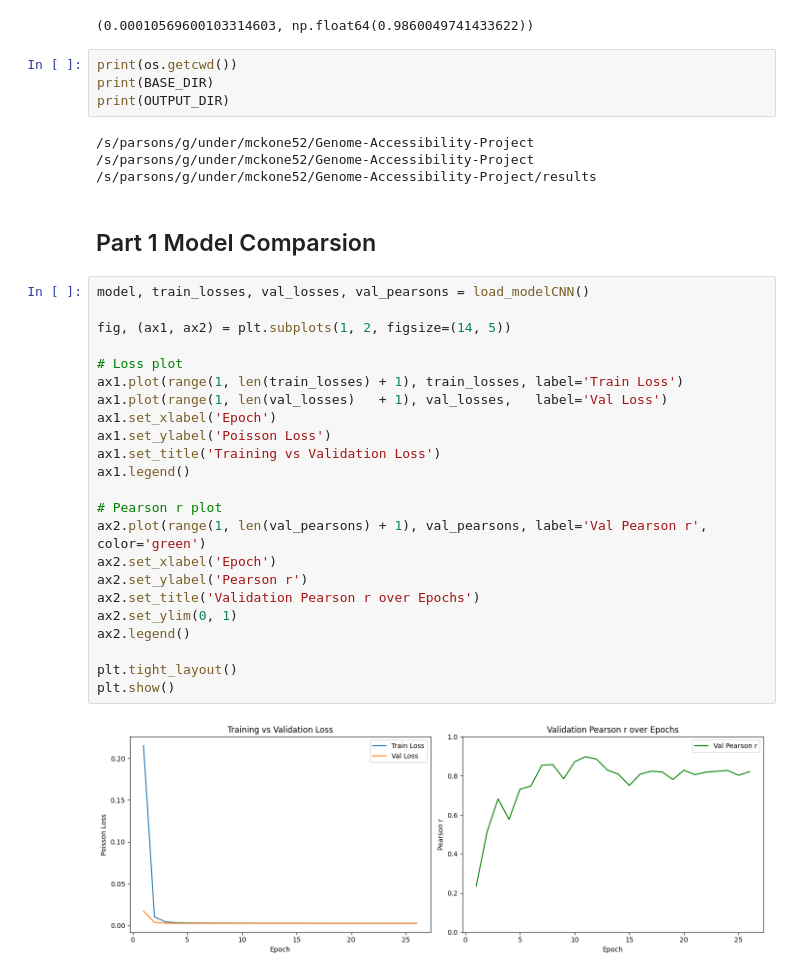
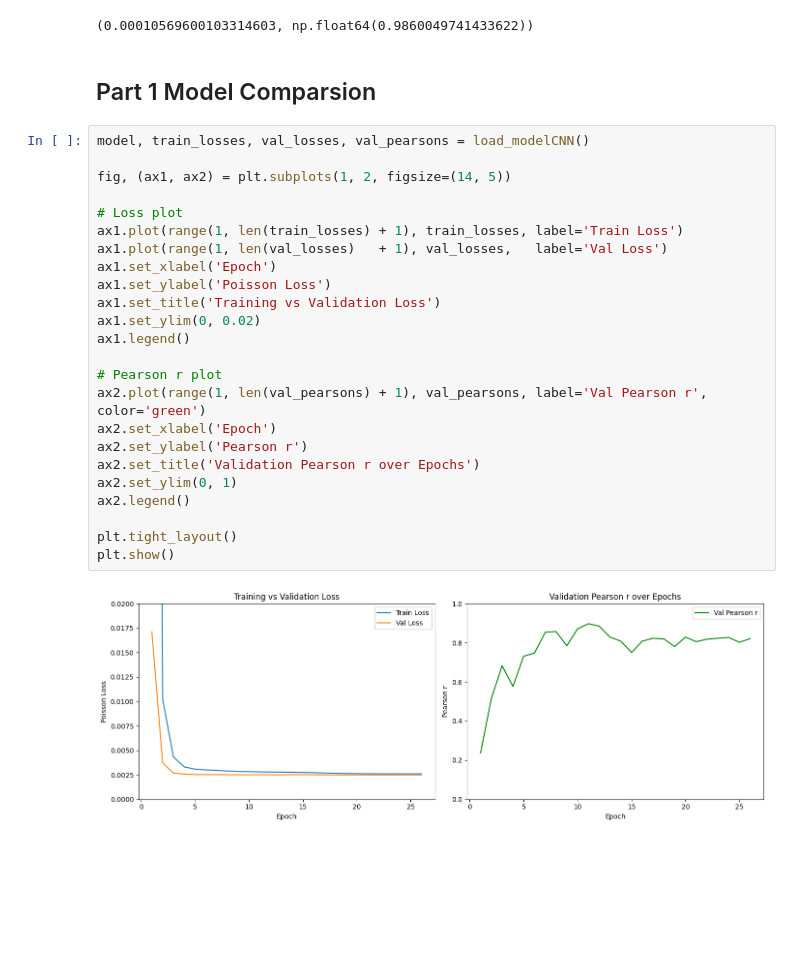
Before and after one commit to pmckone/Genome-Accessibility-Project, a Jupyter notebook: FinalProject.ipynb, the cells around one changed output. Cells and saved outputs as stored; diff of their text form; blank space fills up the shorter version.

```diff
--- a/FinalProject.ipynb
+++ b/FinalProject.ipynb
@@ -39,38 +39,31 @@ evaluate(model, test_loader, loss_fn=loss_fn, name='Test (Chr5)')
 Poisson loss : 0.000106
 Pearson r    : 0.986005
 (0.00010569600103314603, np.float64(0.9860049741433622))
-# %%
-print(os.getcwd())
-print(BASE_DIR)
-print(OUTPUT_DIR)
-# %% [output]
-/s/parsons/g/under/mckone52/Genome-Accessibility-Project
-/s/parsons/g/under/mckone52/Genome-Accessibility-Project
-/s/parsons/g/under/mckone52/Genome-Accessibility-Project/results
 # %% [markdown]
 ## Part 1 Model Comparsion
 # %%
 model, train_losses, val_losses, val_pearsons = load_modelCNN()
 
 fig, (ax1, ax2) = plt.subplots(1, 2, figsize=(14, 5))
 
 # Loss plot
 ax1.plot(range(1, len(train_losses) + 1), train_losses, label='Train Loss')
 ax1.plot(range(1, len(val_losses)   + 1), val_losses,   label='Val Loss')
 ax1.set_xlabel('Epoch')
 ax1.set_ylabel('Poisson Loss')
 ax1.set_title('Training vs Validation Loss')
+ax1.set_ylim(0, 0.02)
 ax1.legend()
 
 # Pearson r plot
 ax2.plot(range(1, len(val_pearsons) + 1), val_pearsons, label='Val Pearson r', color='green')
 ax2.set_xlabel('Epoch')
 ax2.set_ylabel('Pearson r')
 ax2.set_title('Validation Pearson r over Epochs')
 ax2.set_ylim(0, 1)
 ax2.legend()
 
 plt.tight_layout()
 plt.show()
 # %% [output]
-[figure, old version]
+[figure, new version]
```
Also changed, not shown: 1 other file.
